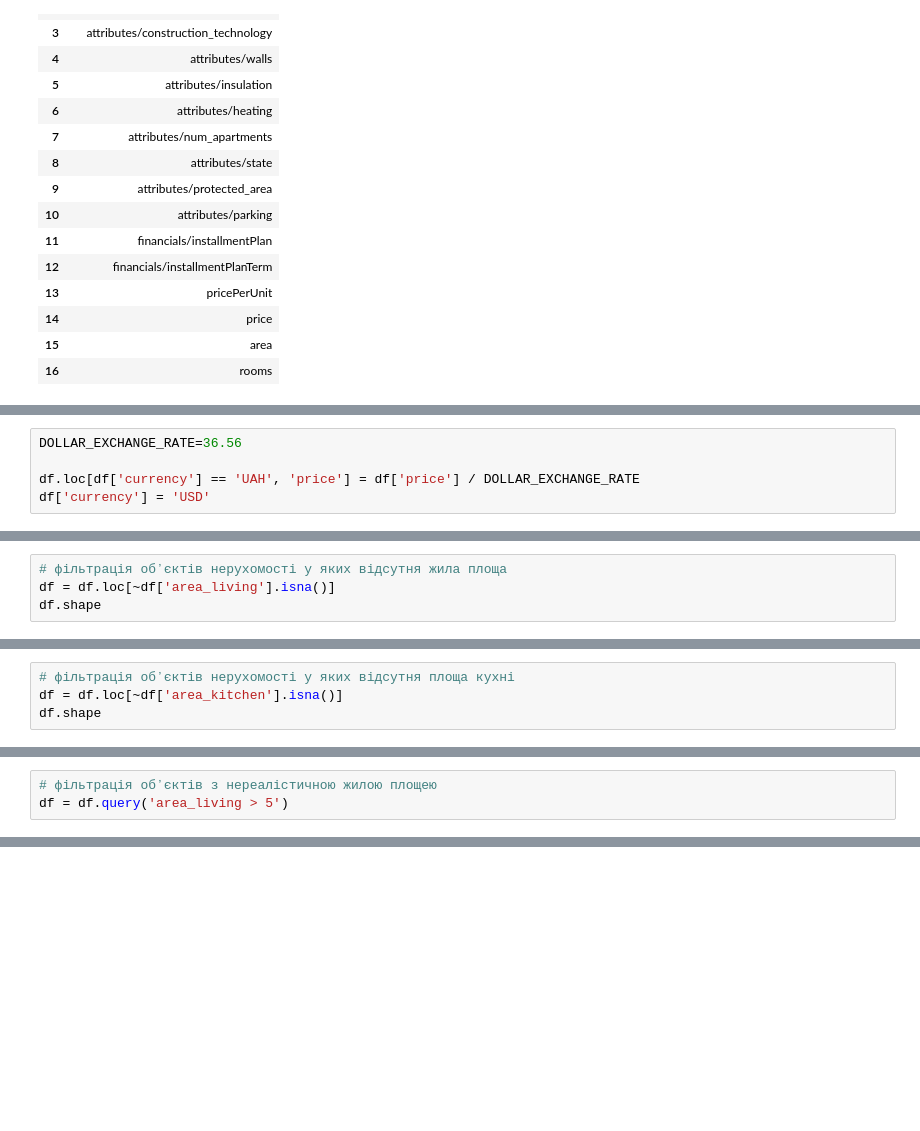
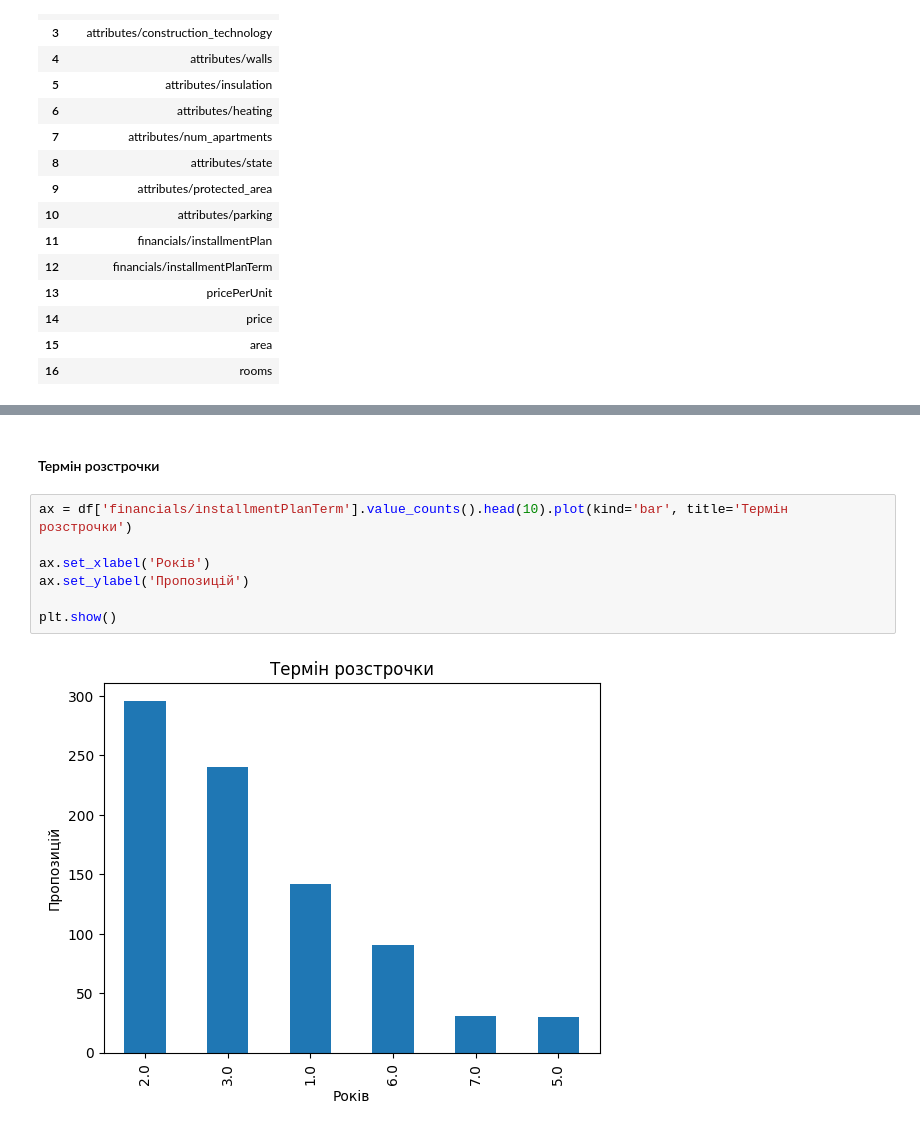
Before and after one commit to Acousticdesk/course-project-data-analysis, a Jupyter notebook: Real Estate Dataset Analysis revision 2.ipynb, the cells around one changed output, grey strips where cells are left out. Drawn from its saved outputs; the diff is of its cells as text; blank space fills up the shorter version.

```diff
--- a/Real Estate Dataset Analysis revision 2.ipynb
+++ b/Real Estate Dataset Analysis revision 2.ipynb
@@ -128,5 +219,0 @@ dtype: object
-# %%
-DOLLAR_EXCHANGE_RATE=36.56
-
-df.loc[df['currency'] == 'UAH', 'price'] = df['price'] / DOLLAR_EXCHANGE_RATE
-df['currency'] = 'USD'
@@ -177,4 +219,0 @@ dtype: int64
-# %%
-# фільтрація обʼєктів нерухомості у яких відсутня жила площа
-df = df.loc[~df['area_living'].isna()]
-df.shape
@@ -183,4 +219,0 @@ df.shape
-# %%
-# фільтрація обʼєктів нерухомості у яких відсутня площа кухні
-df = df.loc[~df['area_kitchen'].isna()]
-df.shape
@@ -217,3 +219,0 @@ df.shape
-# %%
-# фільтрація обʼєктів з нереалістичною жилою площею
-df = df.query('area_living > 5')
@@ -319,0 +336,11 @@ plt.show()
+# %% [markdown]
+#### Термін розстрочки
+# %%
+ax = df['financials/installmentPlanTerm'].value_counts().head(10).plot(kind='bar', title='Термін розстрочки')
+
+ax.set_xlabel('Років')
+ax.set_ylabel('Пропозицій')
+
+plt.show()
+# %% [output]
+[figure, added]
```
Also changed, not shown: parts of 85 cells of this notebook.
